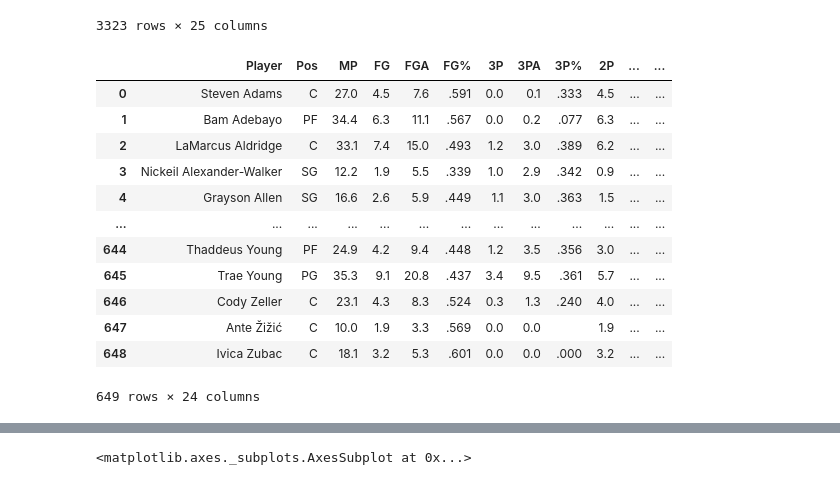
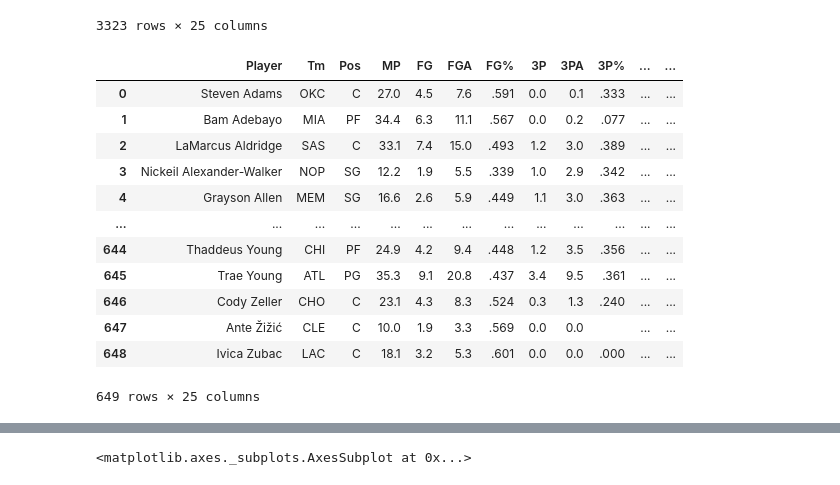
Before and after one commit to vkManish/mvp, a Jupyter notebook: Untitled.ipynb, the cells around one changed output, grey strips where cells are left out. Drawn from its saved outputs; the diff is of its cells as text; code cells hidden in the pictures.

```diff
--- a/Untitled.ipynb
+++ b/Untitled.ipynb
@@ -60,37 +55,37 @@ playerStats
 # %%
 year = 2020
 url = "https://www.basketball-reference.com/leagues/NBA_{}_per_game.html".format(year)
 html = urlopen(url)
 soup = BeautifulSoup(html)
 
 soup.findAll('tr', limit=2)
 headers = [th.getText() for th in soup.findAll('tr', limit=2)[0].findAll('th')]
 headers = headers[1:]
 headers
 
 rows = soup.findAll('tr')[1:]
 player_stats = [[td.getText() for td in rows[i].findAll('td')]
             for i in range(len(rows))]
 
 player2020Stats = pd.DataFrame(player_stats, columns = headers)
-cols = ['Player', 'Pos', 'MP', 'FG', 'FGA', 'FG%', '3P', '3PA', '3P%', '2P', '2PA', '2P%', 'FT', 'FTA', 'FT%',
+cols = ['Player', 'Tm','Pos', 'MP', 'FG', 'FGA', 'FG%', '3P', '3PA', '3P%', '2P', '2PA', '2P%', 'FT', 'FTA', 'FT%',
         'ORB', 'DRB', 'TRB', 'AST', 'STL', 'BLK','TOV','PF','PTS']
 player2020Stats = player2020Stats[cols]
 player2020Stats
 # %% [output]
-|  | Player | Pos | MP | FG | FGA | FG% | 3P | 3PA | 3P% | 2P | ... | ... |
-| 0 | Steven Adams | C | 27.0 | 4.5 | 7.6 | .591 | 0.0 | 0.1 | .333 | 4.5 | ... | ... |
-| 1 | Bam Adebayo | PF | 34.4 | 6.3 | 11.1 | .567 | 0.0 | 0.2 | .077 | 6.3 | ... | ... |
-| 2 | LaMarcus Aldridge | C | 33.1 | 7.4 | 15.0 | .493 | 1.2 | 3.0 | .389 | 6.2 | ... | ... |
-| 3 | Nickeil Alexander-Walker | SG | 12.2 | 1.9 | 5.5 | .339 | 1.0 | 2.9 | .342 | 0.9 | ... | ... |
-| 4 | Grayson Allen | SG | 16.6 | 2.6 | 5.9 | .449 | 1.1 | 3.0 | .363 | 1.5 | ... | ... |
+|  | Player | Tm | Pos | MP | FG | FGA | FG% | 3P | 3PA | 3P% | ... | ... |
+| 0 | Steven Adams | OKC | C | 27.0 | 4.5 | 7.6 | .591 | 0.0 | 0.1 | .333 | ... | ... |
+| 1 | Bam Adebayo | MIA | PF | 34.4 | 6.3 | 11.1 | .567 | 0.0 | 0.2 | .077 | ... | ... |
+| 2 | LaMarcus Aldridge | SAS | C | 33.1 | 7.4 | 15.0 | .493 | 1.2 | 3.0 | .389 | ... | ... |
+| 3 | Nickeil Alexander-Walker | NOP | SG | 12.2 | 1.9 | 5.5 | .339 | 1.0 | 2.9 | .342 | ... | ... |
+| 4 | Grayson Allen | MEM | SG | 16.6 | 2.6 | 5.9 | .449 | 1.1 | 3.0 | .363 | ... | ... |
 | ... | ... | ... | ... | ... | ... | ... | ... | ... | ... | ... | ... | ... |
-| 644 | Thaddeus Young | PF | 24.9 | 4.2 | 9.4 | .448 | 1.2 | 3.5 | .356 | 3.0 | ... | ... |
-| 645 | Trae Young | PG | 35.3 | 9.1 | 20.8 | .437 | 3.4 | 9.5 | .361 | 5.7 | ... | ... |
-| 646 | Cody Zeller | C | 23.1 | 4.3 | 8.3 | .524 | 0.3 | 1.3 | .240 | 4.0 | ... | ... |
-| 647 | Ante Žižić | C | 10.0 | 1.9 | 3.3 | .569 | 0.0 | 0.0 |  | 1.9 | ... | ... |
-| 648 | Ivica Zubac | C | 18.1 | 3.2 | 5.3 | .601 | 0.0 | 0.0 | .000 | 3.2 | ... | ... |
+| 644 | Thaddeus Young | CHI | PF | 24.9 | 4.2 | 9.4 | .448 | 1.2 | 3.5 | .356 | ... | ... |
+| 645 | Trae Young | ATL | PG | 35.3 | 9.1 | 20.8 | .437 | 3.4 | 9.5 | .361 | ... | ... |
+| 646 | Cody Zeller | CHO | C | 23.1 | 4.3 | 8.3 | .524 | 0.3 | 1.3 | .240 | ... | ... |
+| 647 | Ante Žižić | CLE | C | 10.0 | 1.9 | 3.3 | .569 | 0.0 | 0.0 |  | ... | ... |
+| 648 | Ivica Zubac | LAC | C | 18.1 | 3.2 | 5.3 | .601 | 0.0 | 0.0 | .000 | ... | ... |
-649 rows × 24 columns
+649 rows × 25 columns
 # %%
 records = pd.read_csv("data/Team_Records.csv")
 
```
Also changed, not shown: parts of 7 cells of this notebook, 1 other file.
